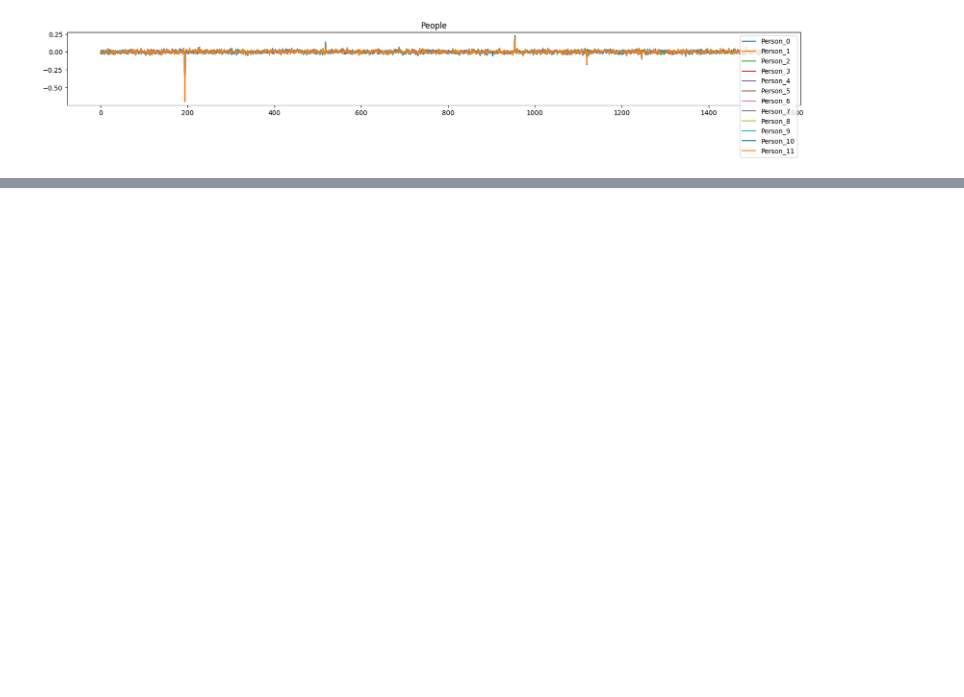
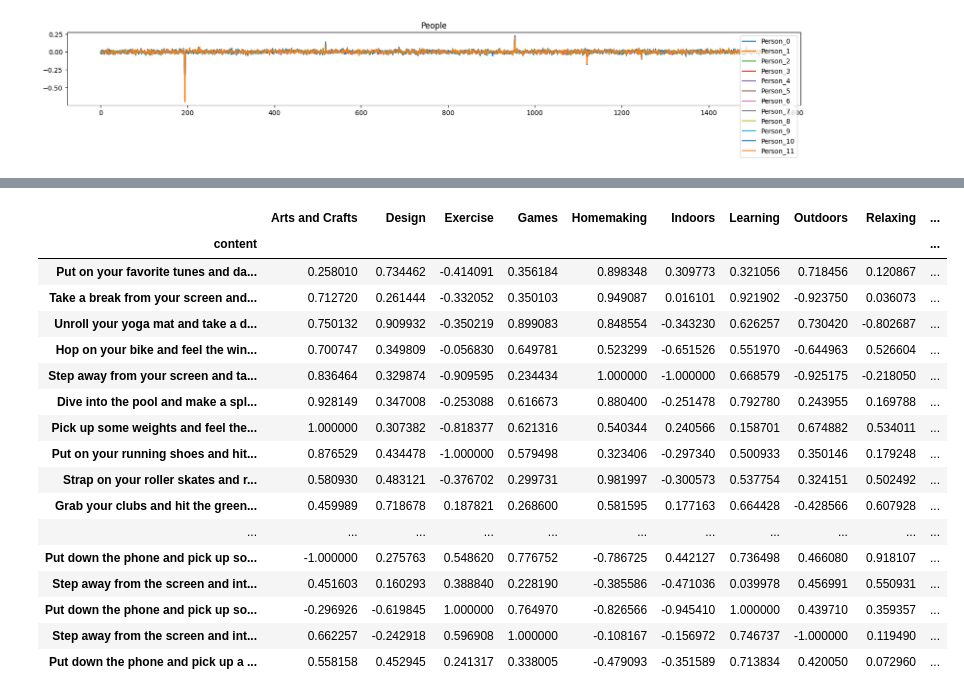
Before and after one commit to paxnea/LLM-multimodal-nudging, a Jupyter notebook: ans_3.ipynb, the cells around one changed output, grey strips where cells are left out. Cells and saved outputs as stored; diff of their text form; code cells hidden in the pictures; blank space fills up the shorter version.

```diff
--- a/ans_3.ipynb
+++ b/ans_3.ipynb
@@ -204,0 +270,24 @@ plt.show()
+# %%
+df = prepare(pd.DataFrame(distances['activity-message']).T).T
+# df = pd.DataFrame(distances['activity-image'])
+df.index = pd.read_csv('data/messages.csv', sep='John Cena').content
+df.style.background_gradient(cmap='YlGnBu')
+# %% [output]
+|  | Arts and Crafts | Design | Exercise | Games | Homemaking | Indoors | Learning | Outdoors | Relaxing | ... |
+| content |  |  |  |  |  |  |  |  |  | ... |
+| Put on your favorite tunes and da... | 0.258010 | 0.734462 | -0.414091 | 0.356184 | 0.898348 | 0.309773 | 0.321056 | 0.718456 | 0.120867 | ... |
+| Take a break from your screen and... | 0.712720 | 0.261444 | -0.332052 | 0.350103 | 0.949087 | 0.016101 | 0.921902 | -0.923750 | 0.036073 | ... |
+| Unroll your yoga mat and take a d... | 0.750132 | 0.909932 | -0.350219 | 0.899083 | 0.848554 | -0.343230 | 0.626257 | 0.730420 | -0.802687 | ... |
+| Hop on your bike and feel the win... | 0.700747 | 0.349809 | -0.056830 | 0.649781 | 0.523299 | -0.651526 | 0.551970 | -0.644963 | 0.526604 | ... |
+| Step away from your screen and ta... | 0.836464 | 0.329874 | -0.909595 | 0.234434 | 1.000000 | -1.000000 | 0.668579 | -0.925175 | -0.218050 | ... |
+| Dive into the pool and make a spl... | 0.928149 | 0.347008 | -0.253088 | 0.616673 | 0.880400 | -0.251478 | 0.792780 | 0.243955 | 0.169788 | ... |
+| Pick up some weights and feel the... | 1.000000 | 0.307382 | -0.818377 | 0.621316 | 0.540344 | 0.240566 | 0.158701 | 0.674882 | 0.534011 | ... |
+| Put on your running shoes and hit... | 0.876529 | 0.434478 | -1.000000 | 0.579498 | 0.323406 | -0.297340 | 0.500933 | 0.350146 | 0.179248 | ... |
+| Strap on your roller skates and r... | 0.580930 | 0.483121 | -0.376702 | 0.299731 | 0.981997 | -0.300573 | 0.537754 | 0.324151 | 0.502492 | ... |
+| Grab your clubs and hit the green... | 0.459989 | 0.718678 | 0.187821 | 0.268600 | 0.581595 | 0.177163 | 0.664428 | -0.428566 | 0.607928 | ... |
+| ... | ... | ... | ... | ... | ... | ... | ... | ... | ... | ... |
+| Put down the phone and pick up so... | -1.000000 | 0.275763 | 0.548620 | 0.776752 | -0.786725 | 0.442127 | 0.736498 | 0.466080 | 0.918107 | ... |
+| Step away from the screen and int... | 0.451603 | 0.160293 | 0.388840 | 0.228190 | -0.385586 | -0.471036 | 0.039978 | 0.456991 | 0.550931 | ... |
+| Put down the phone and pick up so... | -0.296926 | -0.619845 | 1.000000 | 0.764970 | -0.826566 | -0.945410 | 1.000000 | 0.439710 | 0.359357 | ... |
+| Step away from the screen and int... | 0.662257 | -0.242918 | 0.596908 | 1.000000 | -0.108167 | -0.156972 | 0.746737 | -1.000000 | 0.119490 | ... |
+| Put down the phone and pick up a ... | 0.558158 | 0.452945 | 0.241317 | 0.338005 | -0.479093 | -0.351589 | 0.713834 | 0.420050 | 0.072960 | ... |
```
Also changed, not shown: parts of 22 cells of this notebook, 2 other files.
